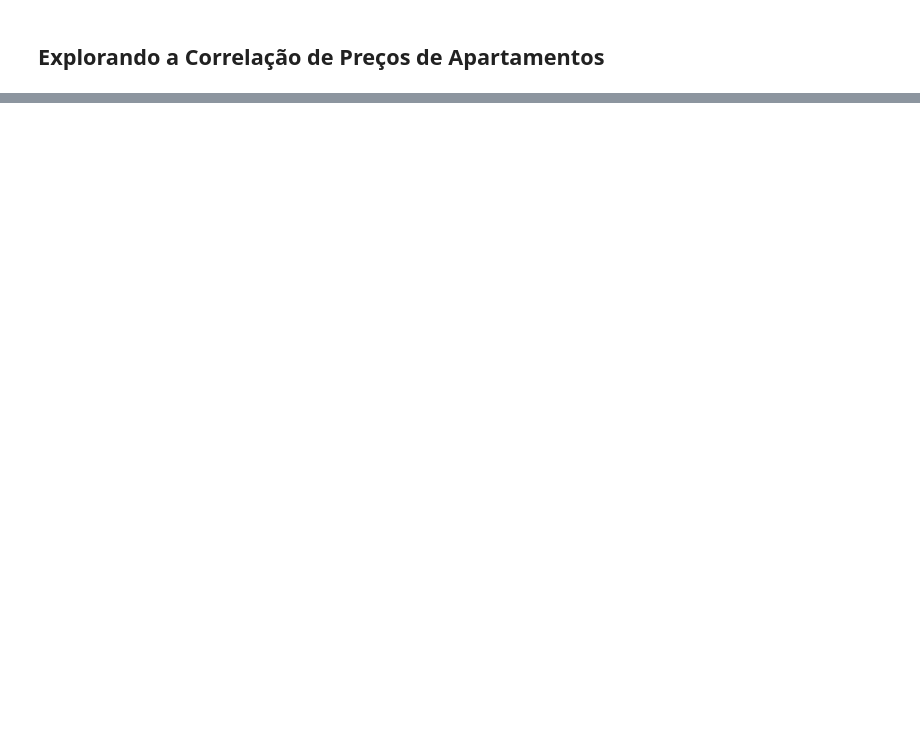
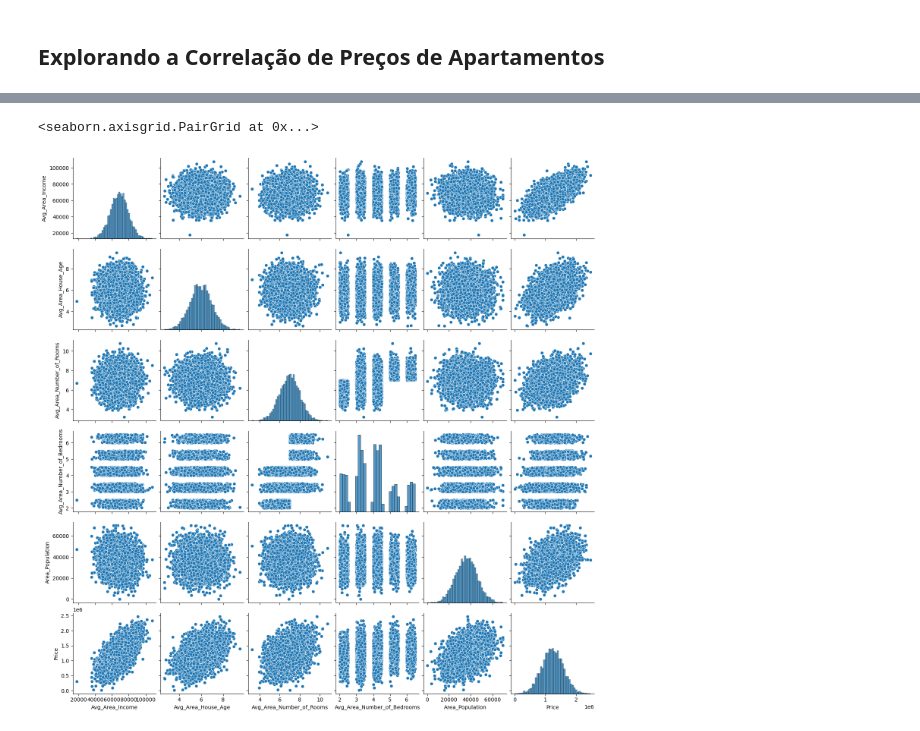
Before and after one commit to leandroboteon/python-correlacoes-precos-apartamento, a Jupyter notebook: Relacoes_de_precos_de_apartamentos.ipynb, the cells around one changed output, grey strips where cells are left out. Cells and saved outputs as stored; diff of their text form; code cells hidden in the pictures; blank space fills up the shorter version.

```diff
--- a/Relacoes_de_precos_de_apartamentos.ipynb
+++ b/Relacoes_de_precos_de_apartamentos.ipynb
@@ -39,0 +29,8 @@ df_apto
+# %%
+df_apto = df_apto.rename(columns={"Avg. Area Income":"Avg_Area_Income",
+                                  "Avg. Area House Age":"Avg_Area_House_Age",
+                                  "Avg. Area Number of Rooms":"Avg_Area_Number_of_Rooms",
+                                  "Avg. Area Number of Bedrooms":"Avg_Area_Number_of_Bedrooms",
+                                  "Area Population":"Area_Population"})
+# %%
+df_apto = df_apto.drop(["Address"], axis=1)
@@ -39,0 +72,5 @@ df_apto
+# %%
+sns.pairplot(df_apto)
+# %% [output]
+<seaborn.axisgrid.PairGrid at 0x...>
+[figure, added]
```
Also changed, not shown: parts of 22 cells of this notebook.
